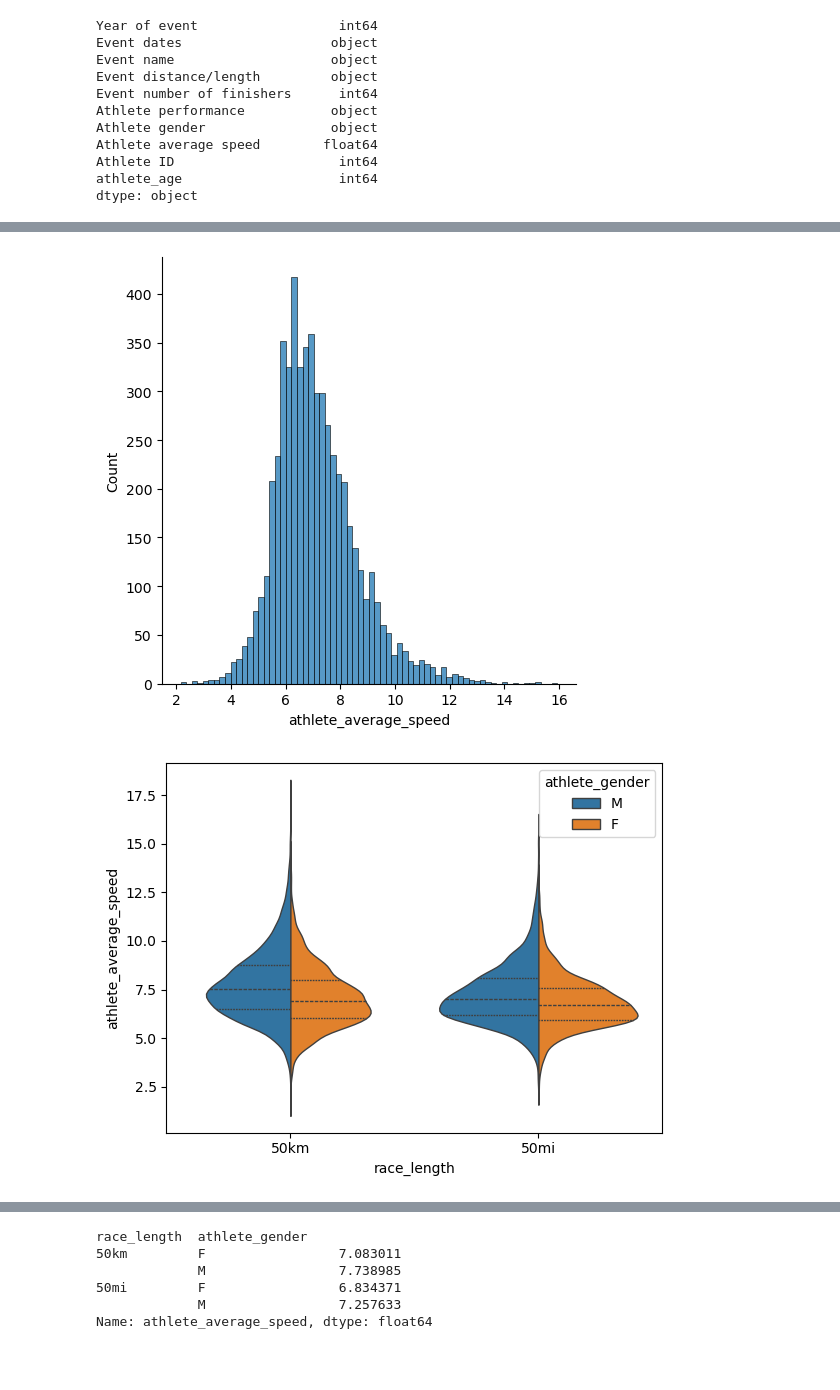
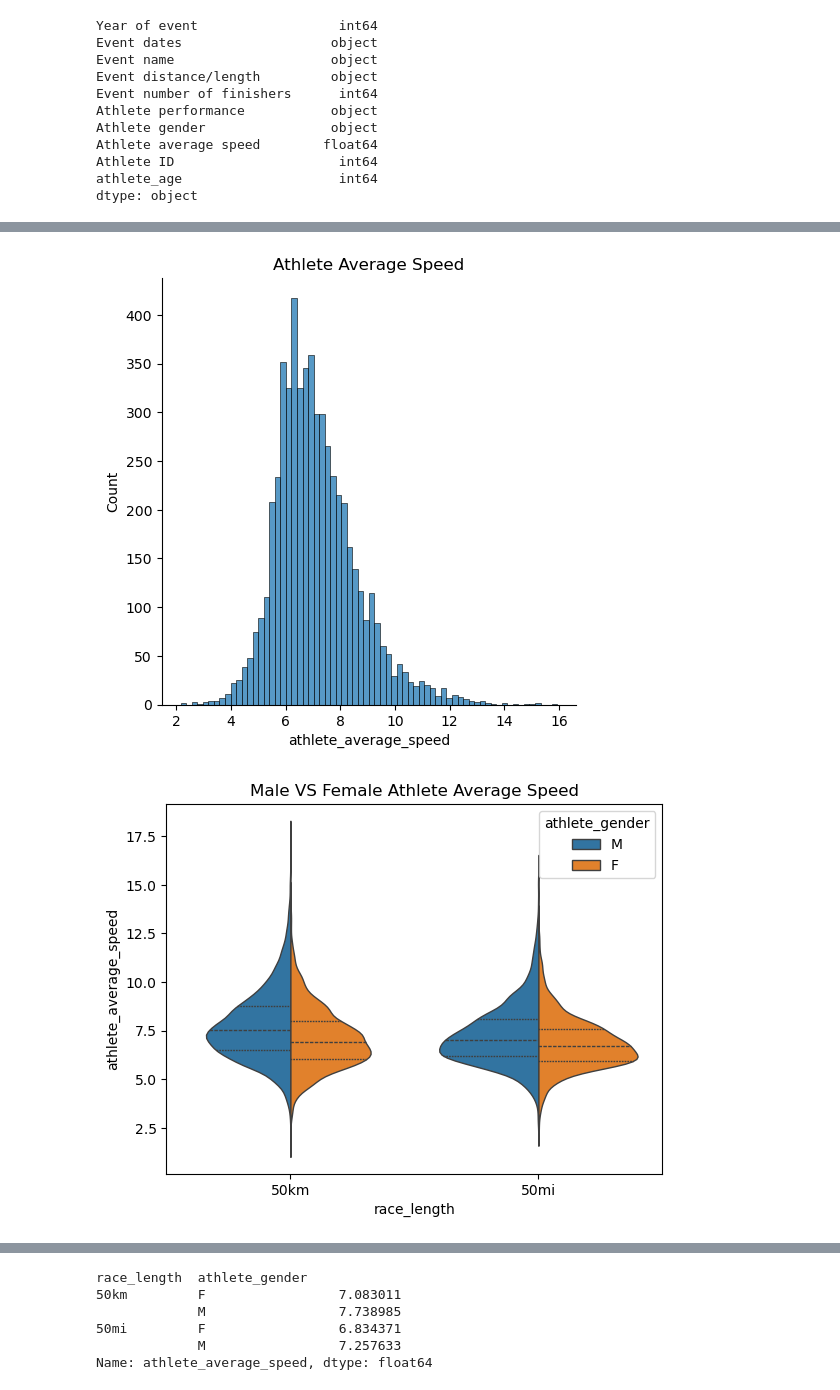
Before and after one commit to GiwonLee1999/Marathon-Analysis, a Jupyter notebook: EDA/Marathon.ipynb, the cells around one changed output, grey strips where cells are left out. Drawn from its saved outputs; the diff is of its cells as text; code cells hidden in the pictures; blank space fills up the shorter version.

```diff
--- a/EDA/Marathon.ipynb
+++ b/EDA/Marathon.ipynb
@@ -382,9 +391,12 @@ sns.histplot(df3, x = 'race_length', hue='athlete_gender');
 # %%
-sns.displot(df3[df3['race_length']=='50mi']['athlete_average_speed']);
+sns.displot(df3[df3['race_length']=='50mi']['athlete_average_speed'])
+plt.title("Athlete Average Speed");
 # %% [output]
-[figure, old version]
+[figure, new version]
 # %%
-sns.violinplot(data=df3, x='race_length', y='athlete_average_speed', hue='athlete_gender', split=True,inner='quart',linewidth=1);
+plot1 = sns.violinplot(data=df3, x='race_length', y='athlete_average_speed', hue='athlete_gender', split=True,inner='quart',linewidth=1);
+plot1.figure.savefig('plot1.png')
+plt.title("Male VS Female Athlete Average Speed");
 # %% [output]
-[figure, old version]
+[figure, new version]
 # %%
```
Also changed, not shown: parts of 62 cells of this notebook, 3 other files.
